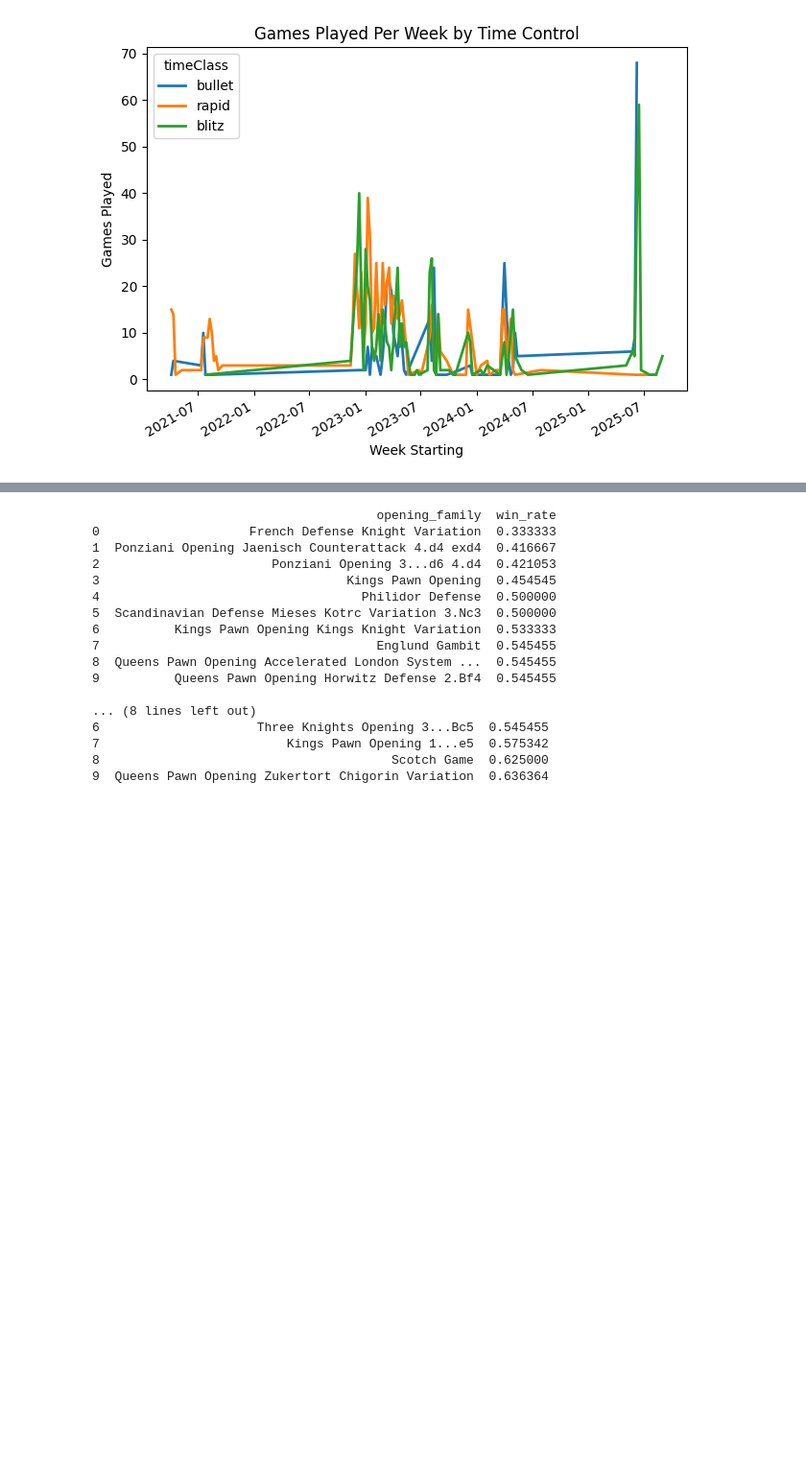
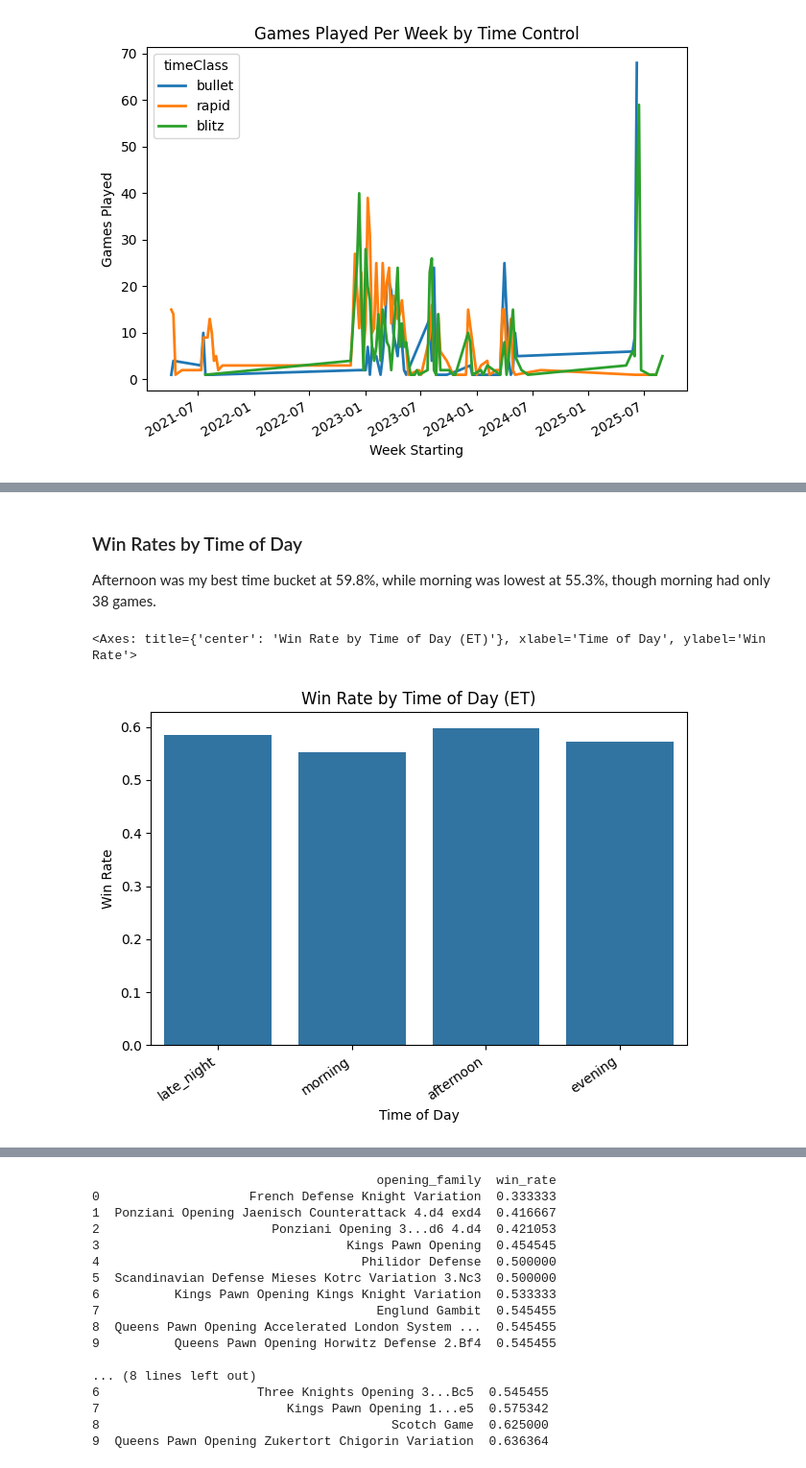
Before and after one commit to tom-m-white/cpsc222-final-project-chess-stats, a Jupyter notebook: quantified_self.ipynb, the cells around one changed output, grey strips where cells are left out. Shown at 96% size. Drawn from its saved outputs; the diff is of its cells as text; code cells hidden in the pictures; blank space fills up the shorter version.

```diff
--- a/quantified_self.ipynb
+++ b/quantified_self.ipynb
@@ -115,2 +126,11 @@ utils.plot_games_per_week(games)
+# %% [markdown]
+### Win Rates by Time of Day
+
+Afternoon was my best time bucket at 59.8%, while morning was lowest at 55.3%, though morning had only 38 games.
+# %%
+utils.plot_win_rate_by_time_of_day(games)
+# %% [output]
+<Axes: title={'center': 'Win Rate by Time of Day (ET)'}, xlabel='Time of Day', ylabel='Win Rate'>
+[figure, added]
 # %% [markdown]
 ### Chess Openings
```
Also changed, not shown: parts of 18 cells of this notebook, 3 other files.
